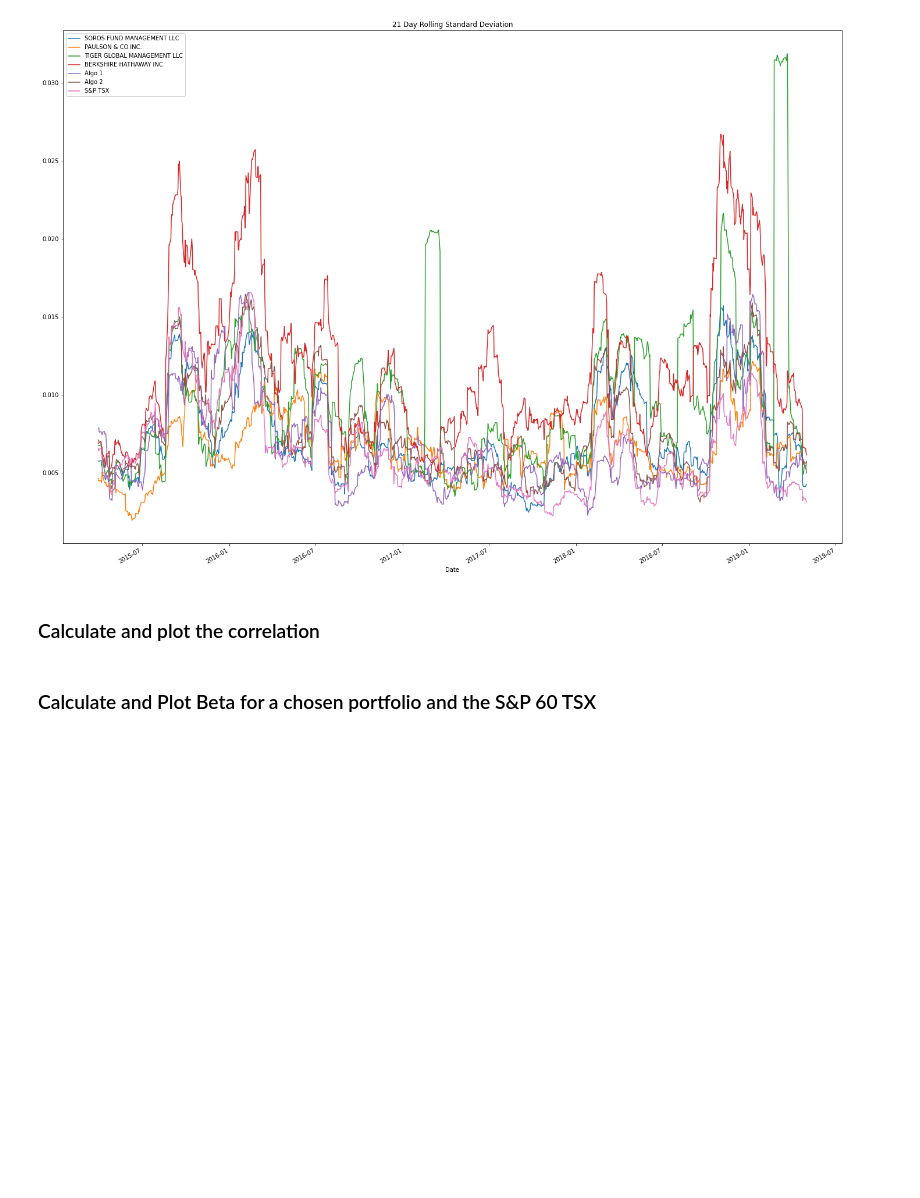
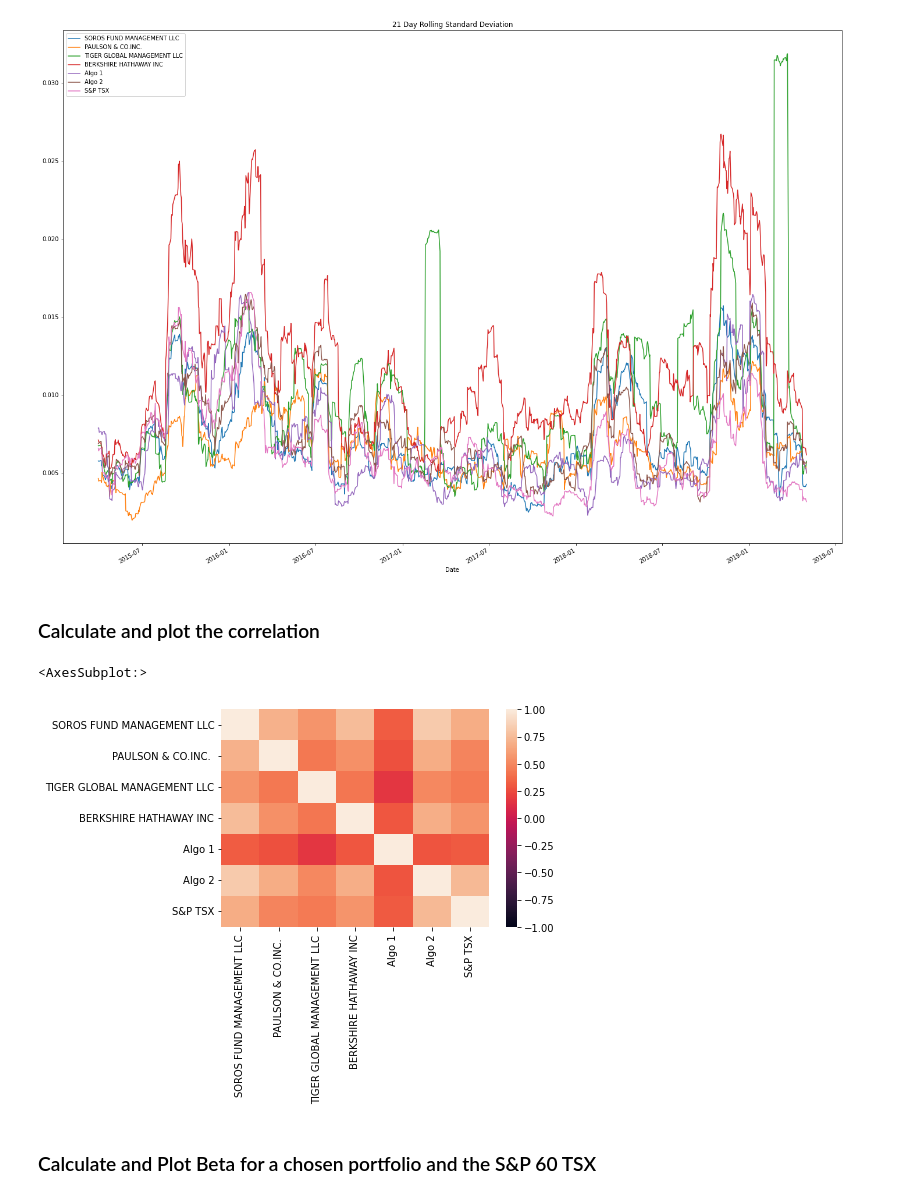
Before and after one commit to vincent-l-j/pandas-analysis, a Jupyter notebook: whale_analysis.ipynb, the cells around one changed output. Saved outputs shown, nothing was run; the diff lists cells and outputs as text; code cells hidden in the pictures; blank space fills up the shorter version.

Commit message:
Correlation

```diff
--- a/whale_analysis.ipynb
+++ b/whale_analysis.ipynb
@@ -213,8 +213,13 @@ df.rolling(window=21).std().plot(figsize=(24,18), title='21 Day Rolling Standard
 ### Calculate and plot the correlation
 # %%
 # Calculate the correlation
-
+import seaborn as sns
+correlation = df.corr()
 # Display de correlation matrix
+sns.heatmap(correlation, vmin=-1, vmax=1)
+# %% [output]
+<AxesSubplot:>
+[figure, added]
 # %% [markdown]
 ### Calculate and Plot Beta for a chosen portfolio and the S&P 60 TSX
 # %%
```
